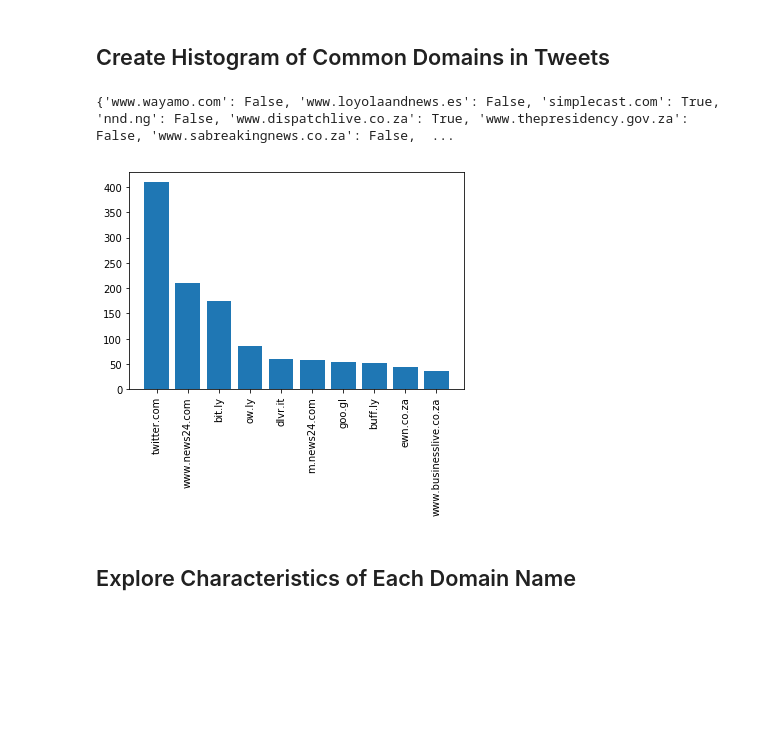
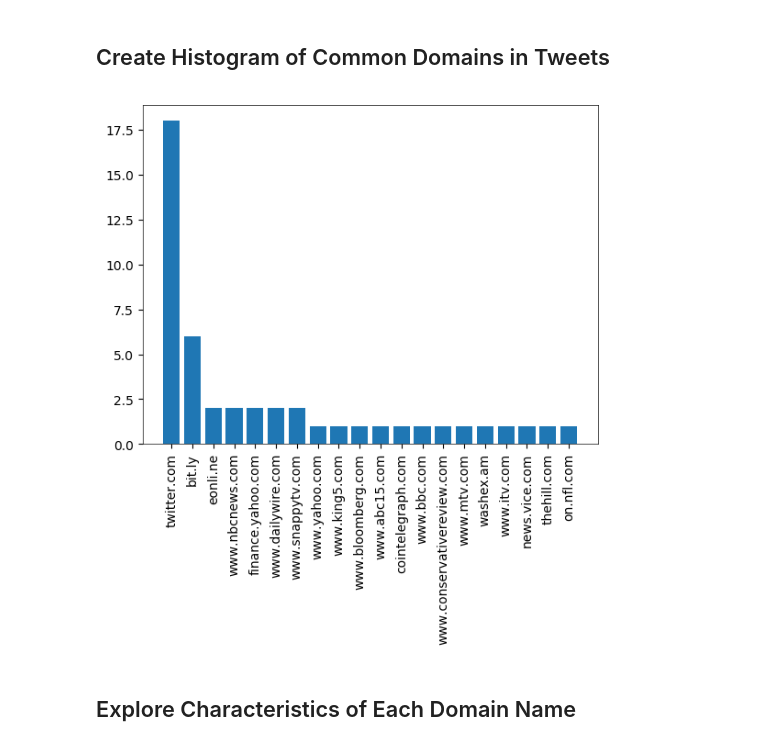
Before and after one commit to noise-lab/twitter-fake-news, a Jupyter notebook: Twitter Fake News Analysis.ipynb, the cells around one changed output. Cells and saved outputs as stored; diff of their text form; code cells hidden in the pictures; blank space fills up the shorter version.

```diff
--- a/Twitter Fake News Analysis.ipynb
+++ b/Twitter Fake News Analysis.ipynb
@@ -5,0 +23,7 @@ Note: This could also be done directly in Python using a library such as Tweepy.
+# %%
+data = []
+limit = 100
+query = 'news'
+
+for tweet in tweepy.Cursor(api.search, q=query, lang='en').items(limit):
+    data.append(tweet._json)
@@ -5,0 +38,3 @@ Note: This could also be done directly in Python using a library such as Tweepy.
+# %%
+with open('./news.json', 'w') as f:
+    json.dump(data, f)
@@ -7,5 +46,5 @@ Note: This could also be done directly in Python using a library such as Tweepy.
 import json
 from pprint import pprint
 
-with open('tweets.json') as f:
+with open('./news.json') as f:
     data = json.load(f)
@@ -12,6 +72,8 @@ with open('tweets.json') as f:
 # %% [markdown]
 ## Create Histogram of Common Domains in Tweets
 # %%
+%matplotlib inline
+
 import re
 from collections import defaultdict
 
@@ -19,43 +81,45 @@ import matplotlib
 import matplotlib.pyplot as plt
 import numpy as np
 
 
 domains = defaultdict(int)
 sorted_domains = list()
 sorted_counts = list()
 
 # keep track of whether each domain was linked using HTTPS
 https = {}
 
 for d in data:
-    url = str(d["urls_expanded_url"][0])
-    dom = re.match(r'(http.*)\/\/(.*?)\/', url)
-    if dom:
-        domain = dom.group(2)
-        domains[domain] += 1
-        https[domain] = (dom.group(1) == 'https:')
+    if (len(d["entities"]["urls"]) < 1):
+        continue
+    for u in d["entities"]["urls"]:
+        url = str(d["entities"]["urls"][0]["expanded_url"])
+        dom = re.match(r'(http.*)\/\/(.*?)\/', url)
+        if dom:
+            domain = dom.group(2)
+            domains[domain] += 1
+            https[domain] = (dom.group(1) == 'https:')
 
 sdomains = sorted(domains, key=domains.get, reverse=True)
 
 for w in sdomains:
     sorted_domains.append(w)
     sorted_counts.append(domains[w])
     # this will print all of the domains and their counts.
     # the tail may be the most interesting part
     # print w, domains[w]
 
 # plot the most popular domains that show up in URLs
 # plot shows only the top 10. domains has all of the counts
 
-x = sorted_domains[:10]
-y = sorted_counts[:10]
+x = sorted_domains[:20]
+y = sorted_counts[:20]
 
 plt.bar(x,y)
 plt.xticks(x, rotation='vertical')
 plt.show()
 # %% [output]
-{'www.wayamo.com': False, 'www.loyolaandnews.es': False, 'simplecast.com': True, 'nnd.ng': False, 'www.dispatchlive.co.za': True, 'www.thepresidency.gov.za': False, 'www.sabreakingnews.co.za': False,  ...
-[figure, old version]
+[figure, new version]
 # %% [markdown]
 ## Explore Characteristics of Each Domain Name
 # %% [markdown]
```
Also changed, not shown: parts of 33 cells of this notebook, 2 other files.
